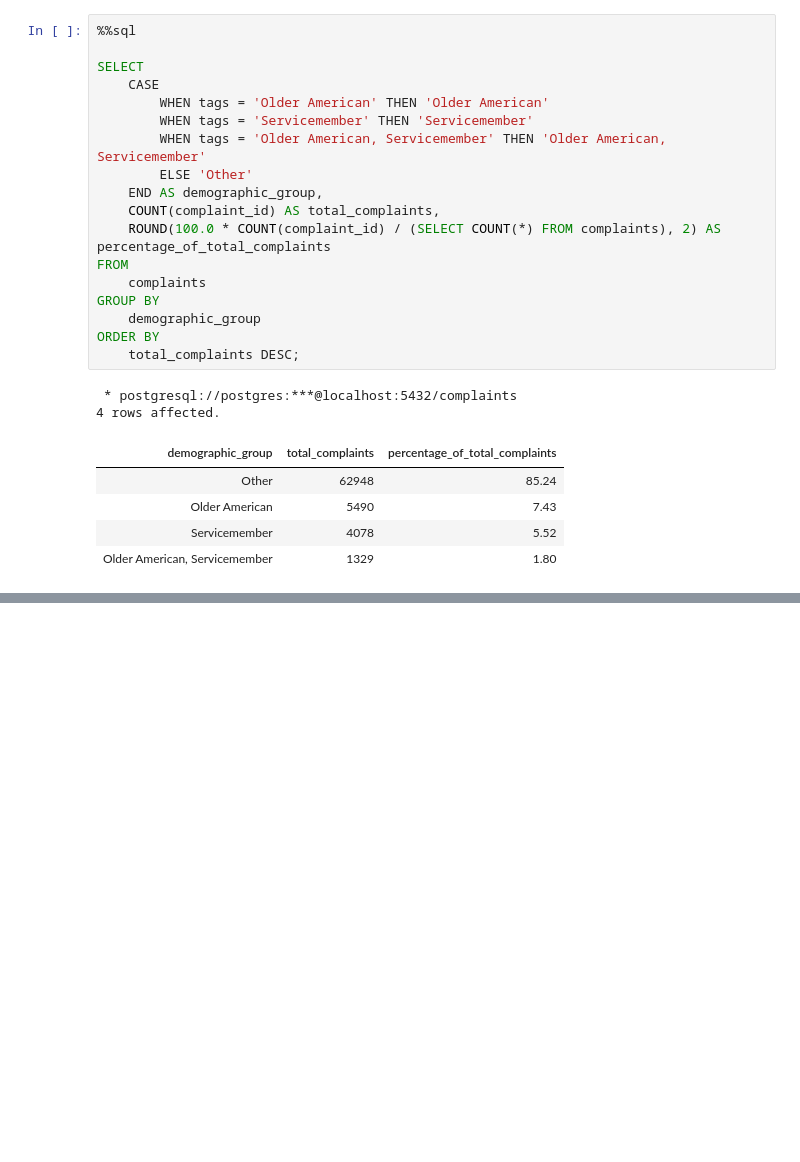
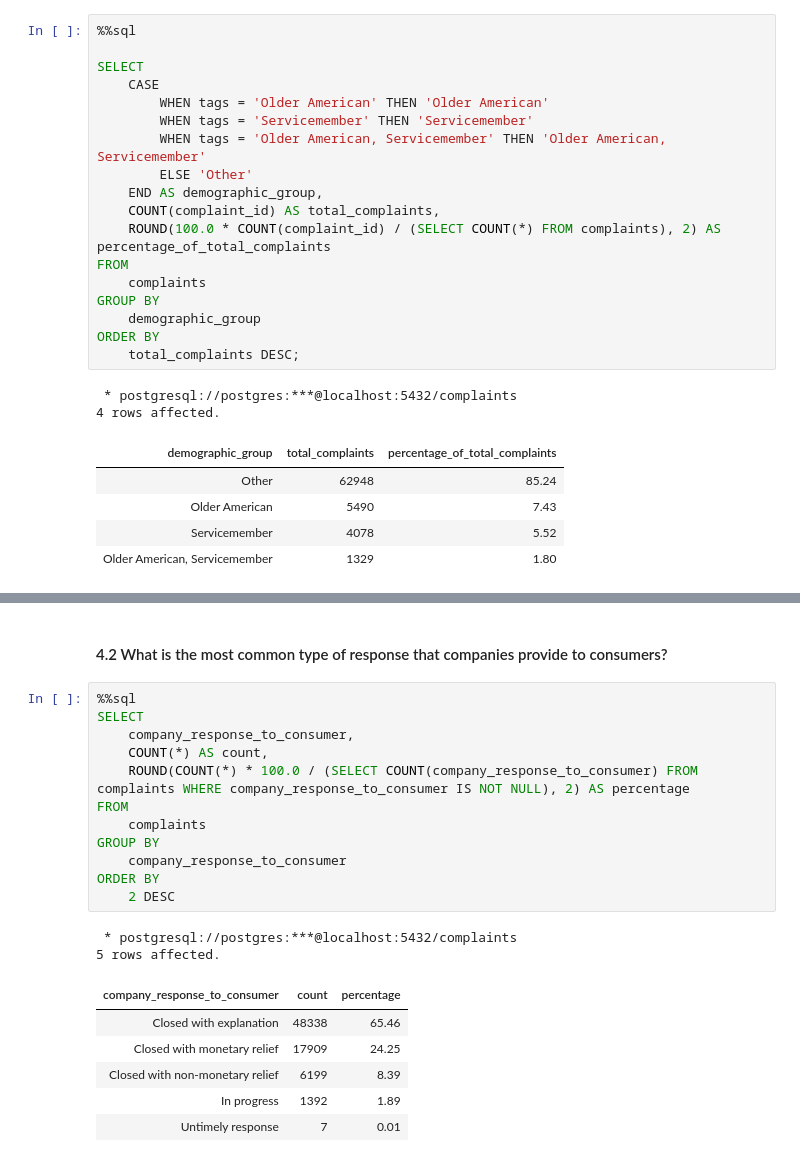
Before and after one commit to Rachel0619/Bank-of-America-Consumer-Complaints-Analysis, a Jupyter notebook: analysis_sql_query.ipynb, the cells around one changed output, grey strips where cells are left out. Drawn from its saved outputs; the diff is of its cells as text; blank space fills up the shorter version.

```diff
--- a/analysis_sql_query.ipynb
+++ b/analysis_sql_query.ipynb
@@ -281,0 +308,23 @@ ORDER BY
+# %% [markdown]
+#### 4.2 What is the most common type of response that companies provide to consumers?
+# %%
+%%sql
+SELECT
+    company_response_to_consumer,
+    COUNT(*) AS count,
+    ROUND(COUNT(*) * 100.0 / (SELECT COUNT(company_response_to_consumer) FROM complaints WHERE company_response_to_consumer IS NOT NULL), 2) AS percentage
+FROM
+    complaints
+GROUP BY
+    company_response_to_consumer
+ORDER BY
+    2 DESC
+# %% [output]
+ * postgresql://postgres:***@localhost:5432/complaints
+5 rows affected.
+| company_response_to_consumer | count | percentage |
+| Closed with explanation | 48338 | 65.46 |
+| Closed with monetary relief | 17909 | 24.25 |
+| Closed with non-monetary relief | 6199 | 8.39 |
+| In progress | 1392 | 1.89 |
+| Untimely response | 7 | 0.01 |
```
Also changed, not shown: parts of 7 cells of this notebook, 2 other files.
